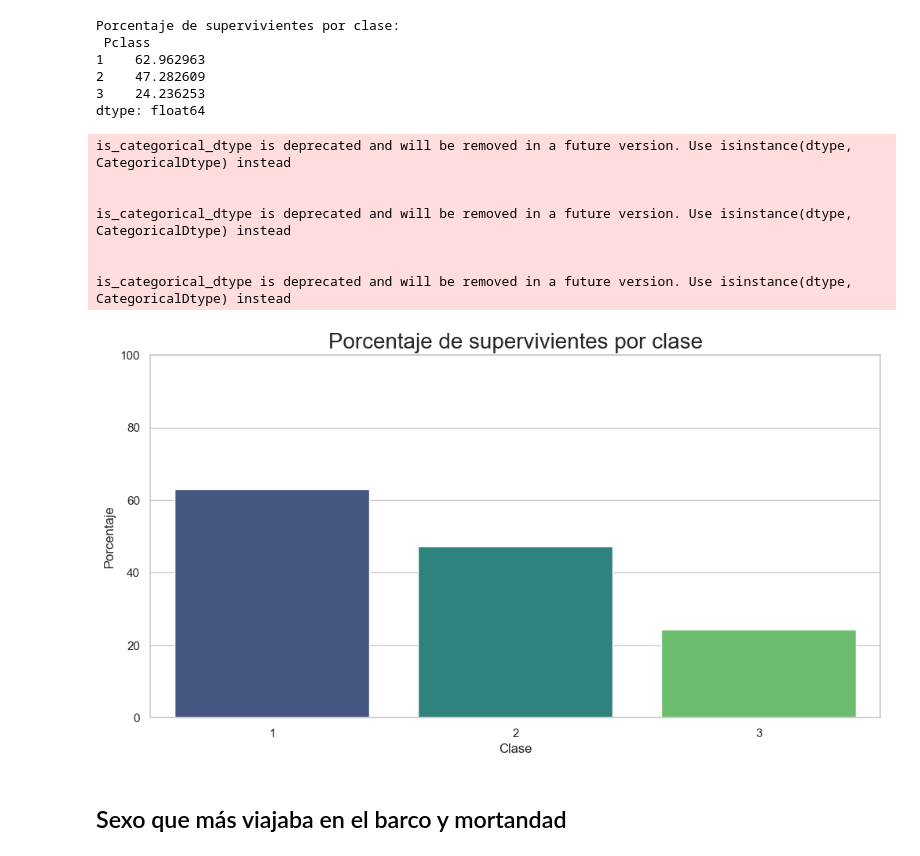
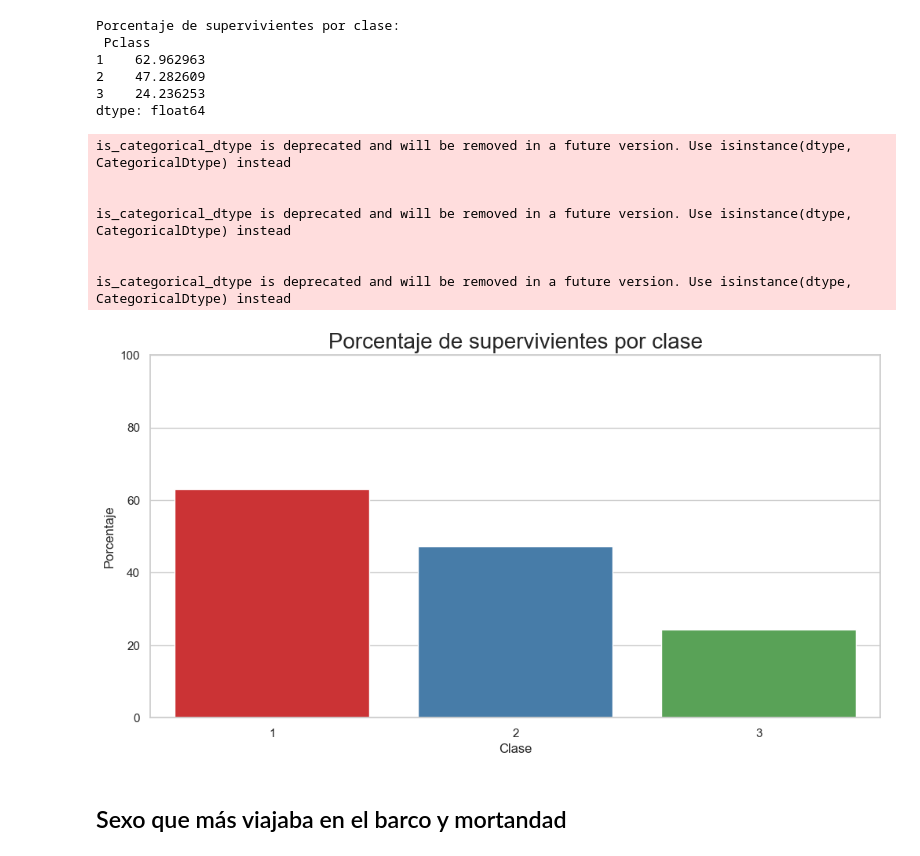
Before and after one commit to JavierMunBall/Titanic, a Jupyter notebook: Ejercicio Titanic Javier Muñoz.ipynb, the cells around one changed output. Drawn from its saved outputs; the diff is of its cells as text; code cells hidden in the pictures.

```diff
--- a/Ejercicio Titanic Javier Muñoz.ipynb
+++ b/Ejercicio Titanic Javier Muñoz.ipynb
@@ -259,23 +249,23 @@ dtype: float64
 # %%
 plt.figure(figsize=(12, 6))
 sns.set(style="whitegrid")
-sns.barplot(x=porcentaje_supervivientes.index, y=porcentaje_supervivientes, palette="viridis")
+sns.barplot(x=porcentaje_supervivientes.index, y=porcentaje_supervivientes, palette="Set1")
 plt.title('Porcentaje de supervivientes por clase', size=20)
 plt.xlabel('Clase')
 plt.ylabel('Porcentaje')
 
 plt.ylim(0, 100)
 
 plt.show();
 # %% [output]
 is_categorical_dtype is deprecated and will be removed in a future version. Use isinstance(dtype, CategoricalDtype) instead
 
 
 is_categorical_dtype is deprecated and will be removed in a future version. Use isinstance(dtype, CategoricalDtype) instead
 
 
 is_categorical_dtype is deprecated and will be removed in a future version. Use isinstance(dtype, CategoricalDtype) instead
-[figure, old version]
+[figure, new version]
 # %% [markdown]
 ## Sexo que más viajaba en el barco y mortandad
 # %%
```
Also changed, not shown: parts of 2 cells of this notebook.
